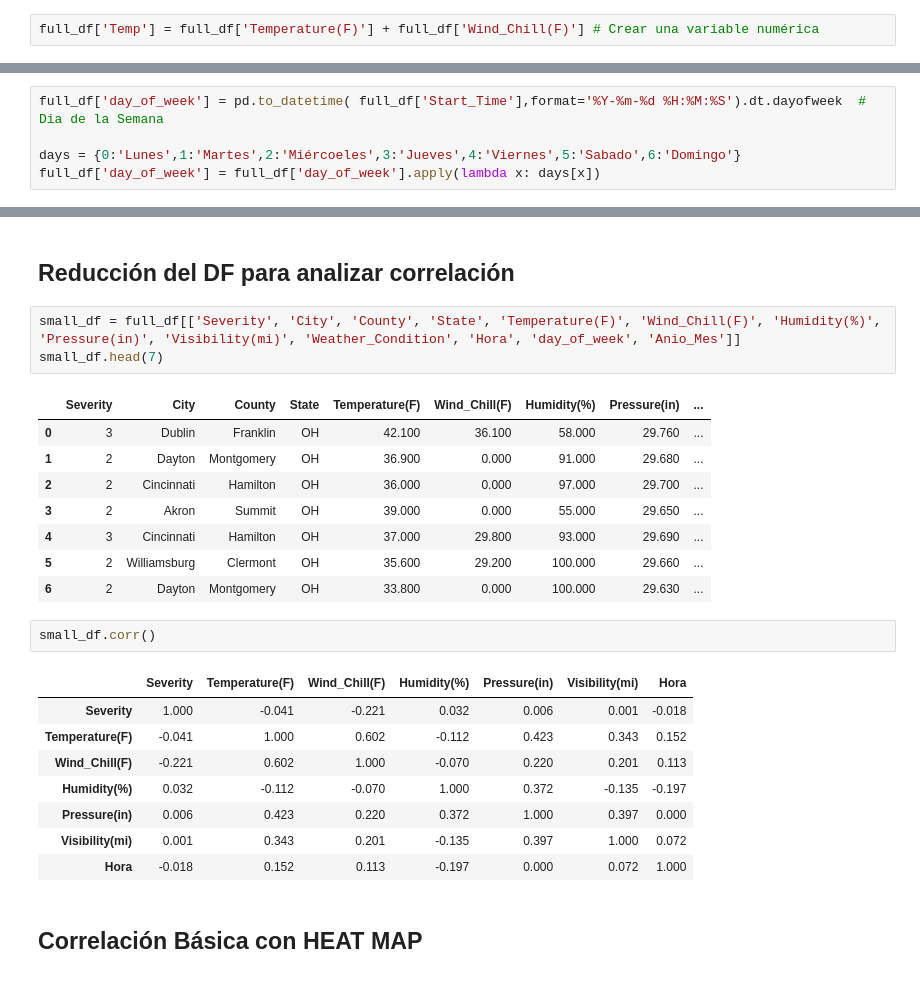
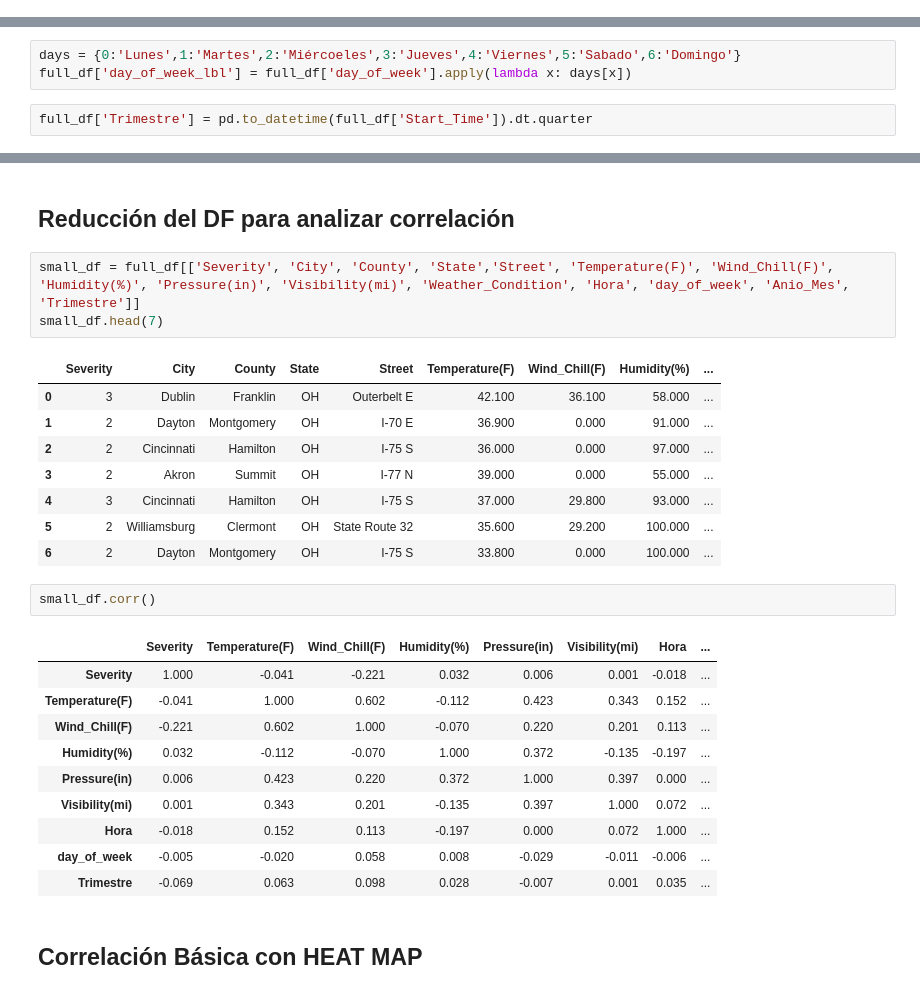
Before and after one commit to EWECORP/DScience_41870, a Jupyter notebook: Proyecto_Final_Eduardo_Ettlin.ipynb, the cells around one changed output, grey strips where cells are left out. Cells and saved outputs as stored; diff of their text form.

```diff
--- a/Proyecto_Final_Eduardo_Ettlin.ipynb
+++ b/Proyecto_Final_Eduardo_Ettlin.ipynb
@@ -245,4 +217,2 @@ df_num.drop_duplicates(inplace=True) #df_num = df_num.drop_duplicates()
 
 Se agrecan algunas columnas calculadas a partir de los mismos datos
-# %%
-full_df['Temp'] = full_df['Temperature(F)'] + full_df['Wind_Chill(F)'] # Crear una variable numérica
@@ -255,8 +225,8 @@ full_df['Anio_Mes'] =  pd.to_datetime( full_df['Start_Time'],format='%Y-%m-%d %H
 # %%
-full_df['day_of_week'] = pd.to_datetime( full_df['Start_Time'],format='%Y-%m-%d %H:%M:%S').dt.dayofweek  # Dia de la Semana
-
 days = {0:'Lunes',1:'Martes',2:'Miércoeles',3:'Jueves',4:'Viernes',5:'Sabado',6:'Domingo'}
-full_df['day_of_week'] = full_df['day_of_week'].apply(lambda x: days[x])
+full_df['day_of_week_lbl'] = full_df['day_of_week'].apply(lambda x: days[x])
+# %%
+full_df['Trimestre'] = pd.to_datetime(full_df['Start_Time']).dt.quarter
 # %%
 full_df.head(3)
 # %% [output]
@@ -451,28 +449,30 @@ ax.legend(handles=[MA, MI], prop={'size': 10.5}, loc='best', borderpad=1,
 # %% [markdown]
 ## Reducción del DF para analizar correlación ##
 # %%
-small_df = full_df[['Severity', 'City', 'County', 'State', 'Temperature(F)', 'Wind_Chill(F)', 'Humidity(%)', 'Pressure(in)', 'Visibility(mi)', 'Weather_Condition', 'Hora', 'day_of_week', 'Anio_Mes']]
+small_df = full_df[['Severity', 'City', 'County', 'State','Street', 'Temperature(F)', 'Wind_Chill(F)', 'Humidity(%)', 'Pressure(in)', 'Visibility(mi)', 'Weather_Condition', 'Hora', 'day_of_week', 'Anio_Mes', 'Trimestre']]
 small_df.head(7)
 # %% [output]
-|  | Severity | City | County | State | Temperature(F) | Wind_Chill(F) | Humidity(%) | Pressure(in) | ... |
-| 0 | 3 | Dublin | Franklin | OH | 42.100 | 36.100 | 58.000 | 29.760 | ... |
-| 1 | 2 | Dayton | Montgomery | OH | 36.900 | 0.000 | 91.000 | 29.680 | ... |
-| 2 | 2 | Cincinnati | Hamilton | OH | 36.000 | 0.000 | 97.000 | 29.700 | ... |
-| 3 | 2 | Akron | Summit | OH | 39.000 | 0.000 | 55.000 | 29.650 | ... |
-| 4 | 3 | Cincinnati | Hamilton | OH | 37.000 | 29.800 | 93.000 | 29.690 | ... |
-| 5 | 2 | Williamsburg | Clermont | OH | 35.600 | 29.200 | 100.000 | 29.660 | ... |
-| 6 | 2 | Dayton | Montgomery | OH | 33.800 | 0.000 | 100.000 | 29.630 | ... |
+|  | Severity | City | County | State | Street | Temperature(F) | Wind_Chill(F) | Humidity(%) | ... |
+| 0 | 3 | Dublin | Franklin | OH | Outerbelt E | 42.100 | 36.100 | 58.000 | ... |
+| 1 | 2 | Dayton | Montgomery | OH | I-70 E | 36.900 | 0.000 | 91.000 | ... |
+| 2 | 2 | Cincinnati | Hamilton | OH | I-75 S | 36.000 | 0.000 | 97.000 | ... |
+| 3 | 2 | Akron | Summit | OH | I-77 N | 39.000 | 0.000 | 55.000 | ... |
+| 4 | 3 | Cincinnati | Hamilton | OH | I-75 S | 37.000 | 29.800 | 93.000 | ... |
+| 5 | 2 | Williamsburg | Clermont | OH | State Route 32 | 35.600 | 29.200 | 100.000 | ... |
+| 6 | 2 | Dayton | Montgomery | OH | I-75 S | 33.800 | 0.000 | 100.000 | ... |
 # %%
 small_df.corr()
 # %% [output]
-|  | Severity | Temperature(F) | Wind_Chill(F) | Humidity(%) | Pressure(in) | Visibility(mi) | Hora |
-| Severity | 1.000 | -0.041 | -0.221 | 0.032 | 0.006 | 0.001 | -0.018 |
-| Temperature(F) | -0.041 | 1.000 | 0.602 | -0.112 | 0.423 | 0.343 | 0.152 |
-| Wind_Chill(F) | -0.221 | 0.602 | 1.000 | -0.070 | 0.220 | 0.201 | 0.113 |
-| Humidity(%) | 0.032 | -0.112 | -0.070 | 1.000 | 0.372 | -0.135 | -0.197 |
-| Pressure(in) | 0.006 | 0.423 | 0.220 | 0.372 | 1.000 | 0.397 | 0.000 |
-| Visibility(mi) | 0.001 | 0.343 | 0.201 | -0.135 | 0.397 | 1.000 | 0.072 |
-| Hora | -0.018 | 0.152 | 0.113 | -0.197 | 0.000 | 0.072 | 1.000 |
+|  | Severity | Temperature(F) | Wind_Chill(F) | Humidity(%) | Pressure(in) | Visibility(mi) | Hora | ... |
+| Severity | 1.000 | -0.041 | -0.221 | 0.032 | 0.006 | 0.001 | -0.018 | ... |
+| Temperature(F) | -0.041 | 1.000 | 0.602 | -0.112 | 0.423 | 0.343 | 0.152 | ... |
+| Wind_Chill(F) | -0.221 | 0.602 | 1.000 | -0.070 | 0.220 | 0.201 | 0.113 | ... |
+| Humidity(%) | 0.032 | -0.112 | -0.070 | 1.000 | 0.372 | -0.135 | -0.197 | ... |
+| Pressure(in) | 0.006 | 0.423 | 0.220 | 0.372 | 1.000 | 0.397 | 0.000 | ... |
+| Visibility(mi) | 0.001 | 0.343 | 0.201 | -0.135 | 0.397 | 1.000 | 0.072 | ... |
+| Hora | -0.018 | 0.152 | 0.113 | -0.197 | 0.000 | 0.072 | 1.000 | ... |
+| day_of_week | -0.005 | -0.020 | 0.058 | 0.008 | -0.029 | -0.011 | -0.006 | ... |
+| Trimestre | -0.069 | 0.063 | 0.098 | 0.028 | -0.007 | 0.001 | 0.035 | ... |
 # %% [markdown]
 ## Correlación Básica con HEAT MAP ##
 # %%
```
Also changed, not shown: parts of 56 cells of this notebook.
